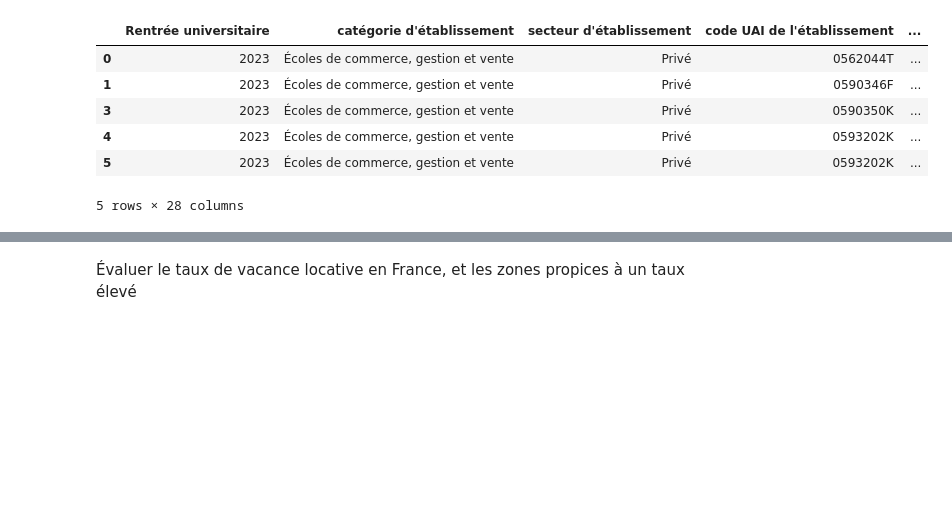
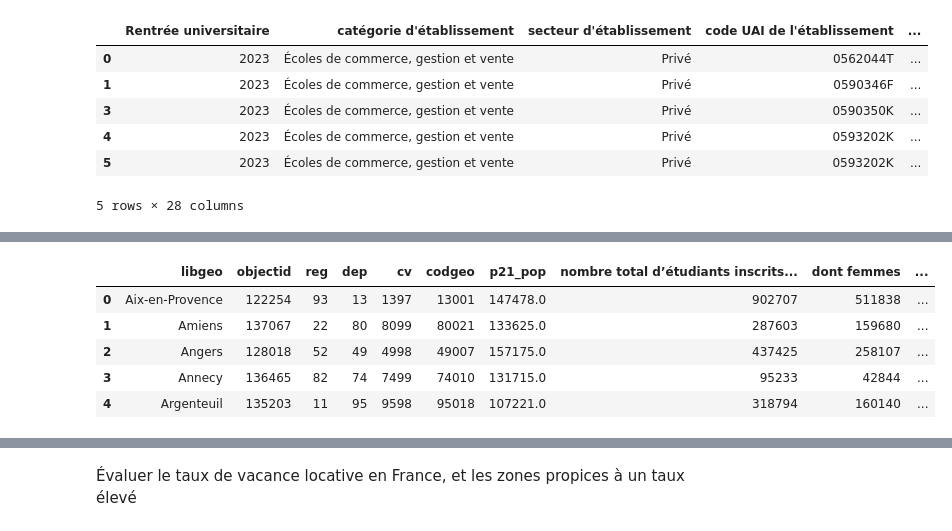
Before and after one commit to adam2504/Analyse_Donnees_Foncieres, a Jupyter notebook: notebook_adam.ipynb, the cells around one changed output, grey strips where cells are left out. Cells and saved outputs as stored; diff of their text form; code cells hidden in the pictures; blank space fills up the shorter version.

```diff
--- a/notebook_adam.ipynb
+++ b/notebook_adam.ipynb
@@ -195,0 +217,11 @@ df_enseignement_sup.head()
+# %%
+df_joined = pd.merge(df_pop_100k, df_enseignement_sup_treated, on='dep', how='inner')
+
+df_joined.head()
+# %% [output]
+|  | libgeo | objectid | reg | dep | cv | codgeo | p21_pop | nombre total d’étudiants inscrits... | dont femmes | ... |
+| 0 | Aix-en-Provence | 122254 | 93 | 13 | 1397 | 13001 | 147478.0 | 902707 | 511838 | ... |
+| 1 | Amiens | 137067 | 22 | 80 | 8099 | 80021 | 133625.0 | 287603 | 159680 | ... |
+| 2 | Angers | 128018 | 52 | 49 | 4998 | 49007 | 157175.0 | 437425 | 258107 | ... |
+| 3 | Annecy | 136465 | 82 | 74 | 7499 | 74010 | 131715.0 | 95233 | 42844 | ... |
+| 4 | Argenteuil | 135203 | 11 | 95 | 9598 | 95018 | 107221.0 | 318794 | 160140 | ... |
```
Also changed, not shown: parts of 9 cells of this notebook.
